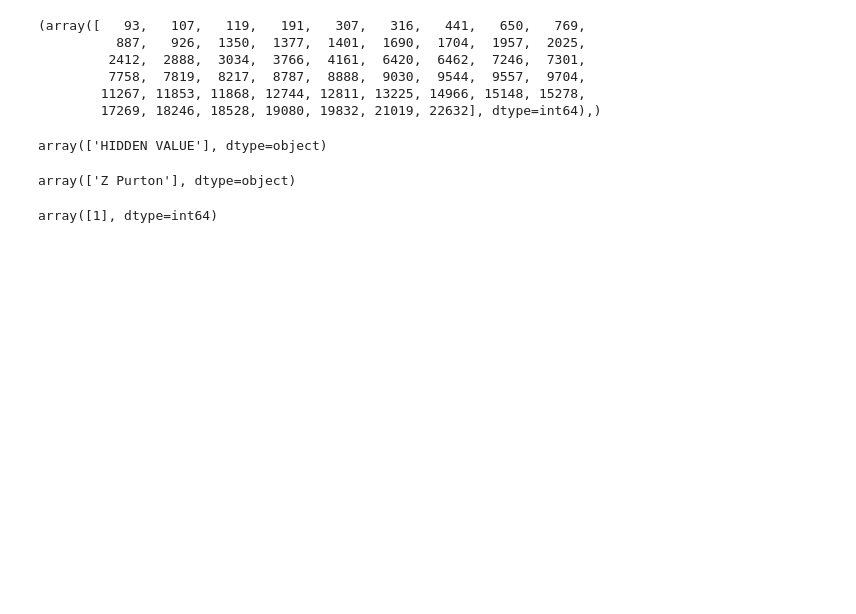
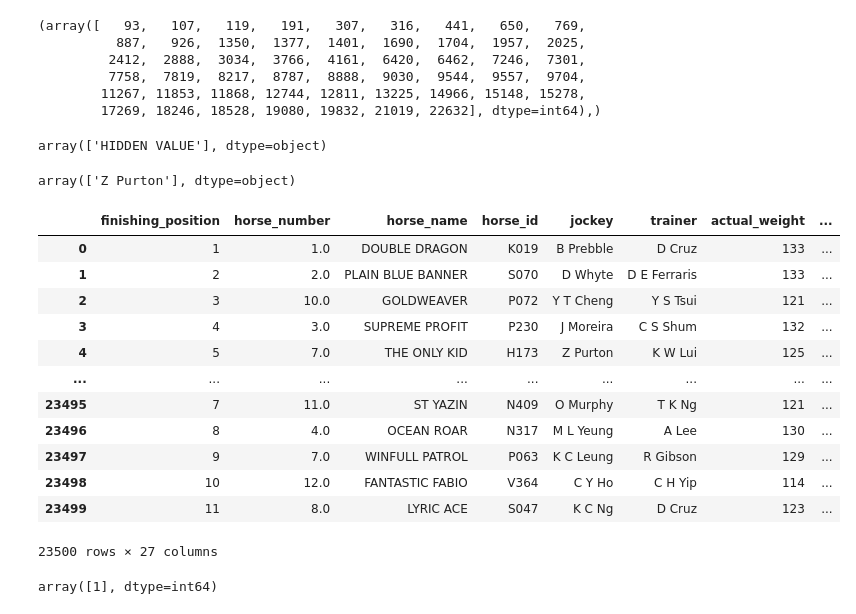
Before and after one commit to ethan-eplee/HorseRacePrediction, a Jupyter notebook: 07_deployment.ipynb, the cells around one changed output. Saved outputs shown, nothing was run; the diff lists cells and outputs as text; code cells hidden in the pictures; blank space fills up the shorter version.

```diff
--- a/07_deployment.ipynb
+++ b/07_deployment.ipynb
@@ -271,6 +260,22 @@ array(['Z Purton'], dtype=object)
 # %%
 # import pickle
 import pickle
+# %%
+df_train
+# %% [output]
+|  | finishing_position | horse_number | horse_name | horse_id | jockey | trainer | actual_weight | ... |
+| 0 | 1 | 1.0 | DOUBLE DRAGON | K019 | B Prebble | D Cruz | 133 | ... |
+| 1 | 2 | 2.0 | PLAIN BLUE BANNER | S070 | D Whyte | D E Ferraris | 133 | ... |
+| 2 | 3 | 10.0 | GOLDWEAVER | P072 | Y T Cheng | Y S Tsui | 121 | ... |
+| 3 | 4 | 3.0 | SUPREME PROFIT | P230 | J Moreira | C S Shum | 132 | ... |
+| 4 | 5 | 7.0 | THE ONLY KID | H173 | Z Purton | K W Lui | 125 | ... |
+| ... | ... | ... | ... | ... | ... | ... | ... | ... |
+| 23495 | 7 | 11.0 | ST YAZIN | N409 | O Murphy | T K Ng | 121 | ... |
+| 23496 | 8 | 4.0 | OCEAN ROAR | N317 | M L Yeung | A Lee | 130 | ... |
+| 23497 | 9 | 7.0 | WINFULL PATROL | P063 | K C Leung | R Gibson | 129 | ... |
+| 23498 | 10 | 12.0 | FANTASTIC FABIO | V364 | C Y Ho | C H Yip | 114 | ... |
+| 23499 | 11 | 8.0 | LYRIC ACE | S047 | K C Ng | D Cruz | 123 | ... |
+23500 rows × 27 columns
 # %%
 # pickle the model
 
```
Also changed, not shown: parts of 4 cells of this notebook, 2 other files.
